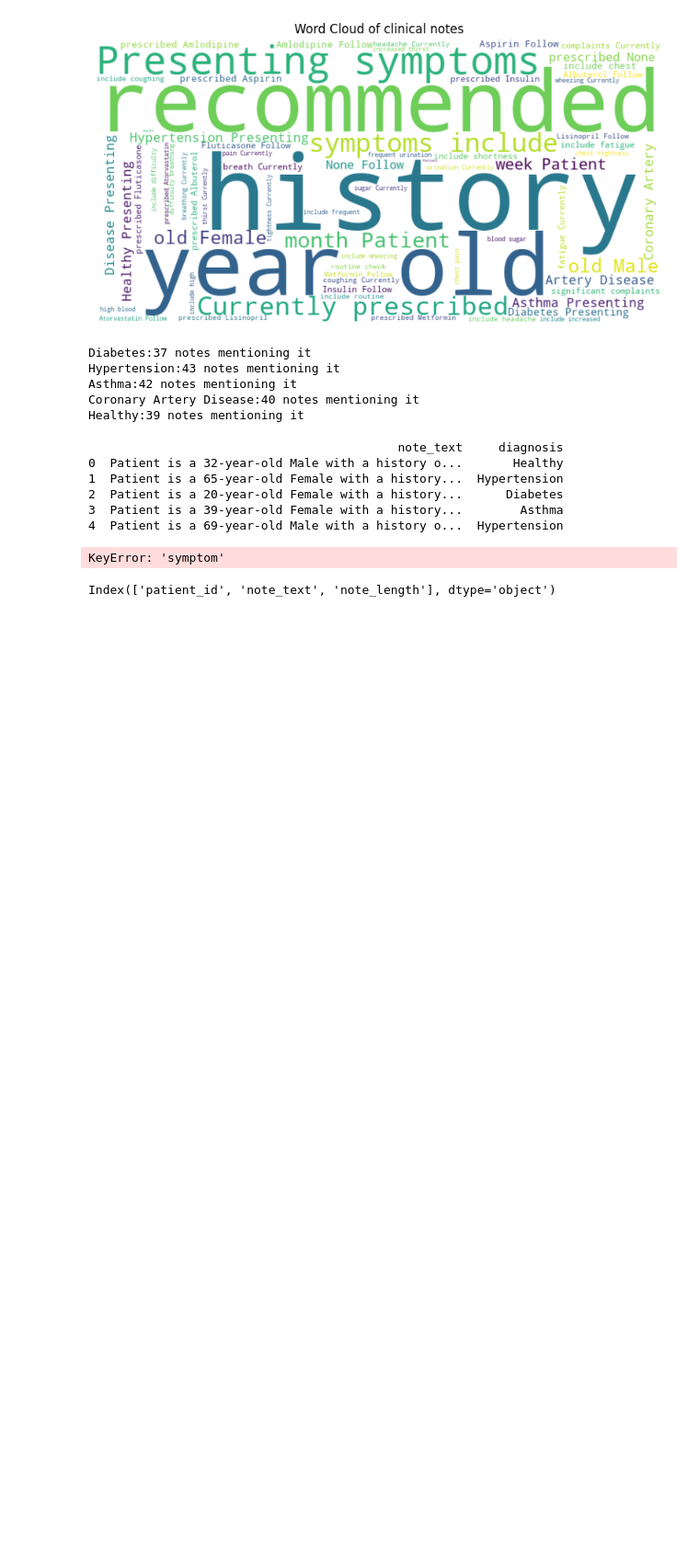
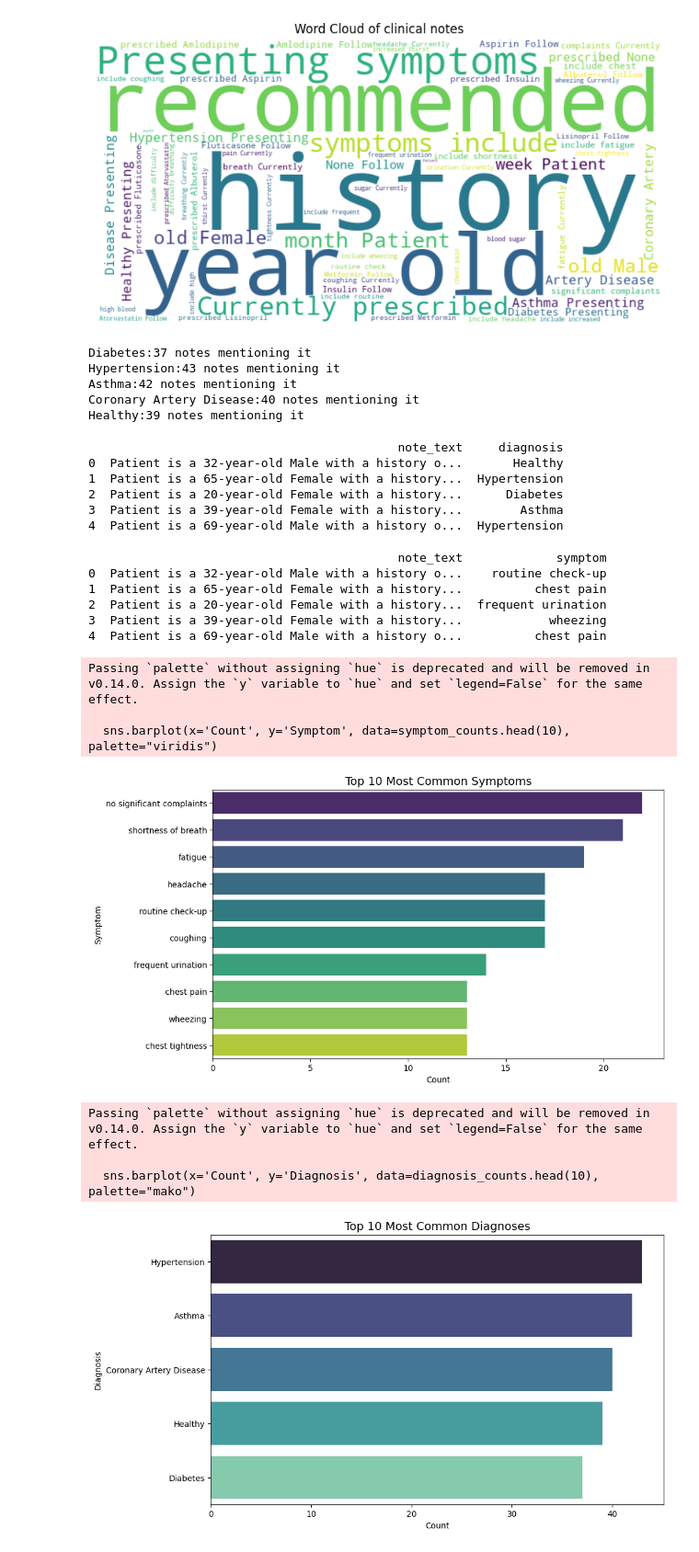
Before and after one commit to hineshpatel-ds/medical-report-assistance, a Jupyter notebook: notebooks/03_clinical_notes_eda.ipynb, the cells around one changed output. Shown at 92% size. Saved outputs shown, nothing was run; the diff lists cells and outputs as text; code cells hidden in the pictures; blank space fills up the shorter version.

Commit message:
Updated Readme and clinical_notes file

```diff
--- a/notebooks/03_clinical_notes_eda.ipynb
+++ b/notebooks/03_clinical_notes_eda.ipynb
@@ -104,21 +121,46 @@ print(df[['note_text', 'diagnosis']].head())
 3  Patient is a 39-year-old Female with a history...        Asthma
 4  Patient is a 69-year-old Male with a history o...  Hypertension
 # %%
-#Symtom frequency analysis
-import seaborn as sns
+# Extract symptom (everything after 'symptoms include')
+df['symptom'] = df['note_text'].str.extract(r"symptoms include ([^.]+)\.")
 
-symptom_counts = df['symptom'].value_counts().reset_index()
-symptom_counts.columns = ['Symptom', 'Count']
-
-plt.figure(figsize=(10,6))
-sns.barplot(x='Count', y='Symptom', data=symptom_counts.head(10), palette="viridis")
-plt.title("Top 10 Most Common Symptoms", fontsize=14)
-plt.xlabel("Count")
-plt.ylabel("Symptom")
-plt.show()
+# Quick check
+print(df[['note_text', 'symptom']].head())
 # %% [output]
-KeyError: 'symptom'
+                                           note_text             symptom
+0  Patient is a 32-year-old Male with a history o...    routine check-up
+1  Patient is a 65-year-old Female with a history...          chest pain
+2  Patient is a 20-year-old Female with a history...  frequent urination
+3  Patient is a 39-year-old Female with a history...            wheezing
+4  Patient is a 69-year-old Male with a history o...          chest pain
 # %%
-print(df.columns)
+# Symptom frequency
+symptom_counts = df['symptom'].value_counts().reset_index()
+symptom_counts.columns = ['Symptom', 'Count']
+
+plt.figure(figsize=(10,6))
+sns.barplot(x='Count', y='Symptom', data=symptom_counts.head(10), palette="viridis")
+plt.title("Top 10 Most Common Symptoms", fontsize=14)
+plt.xlabel("Count")
+plt.ylabel("Symptom")
+plt.show()
+
+# Diagnosis frequency
+diagnosis_counts = df['diagnosis'].value_counts().reset_index()
+diagnosis_counts.columns = ['Diagnosis', 'Count']
+
+plt.figure(figsize=(10,6))
+sns.barplot(x='Count', y='Diagnosis', data=diagnosis_counts.head(10), palette="mako")
+plt.title("Top 10 Most Common Diagnoses", fontsize=14)
+plt.xlabel("Count")
+plt.ylabel("Diagnosis")
+plt.show()
 # %% [output]
-Index(['patient_id', 'note_text', 'note_length'], dtype='object')
+Passing `palette` without assigning `hue` is deprecated and will be removed in v0.14.0. Assign the `y` variable to `hue` and set `legend=False` for the same effect.
+
+  sns.barplot(x='Count', y='Symptom', data=symptom_counts.head(10), palette="viridis")
+[figure, added]
+Passing `palette` without assigning `hue` is deprecated and will be removed in v0.14.0. Assign the `y` variable to `hue` and set `legend=False` for the same effect.
+
+  sns.barplot(x='Count', y='Diagnosis', data=diagnosis_counts.head(10), palette="mako")
+[figure, added]
```
Also changed, not shown: parts of 2 cells of this notebook, 1 other file.
